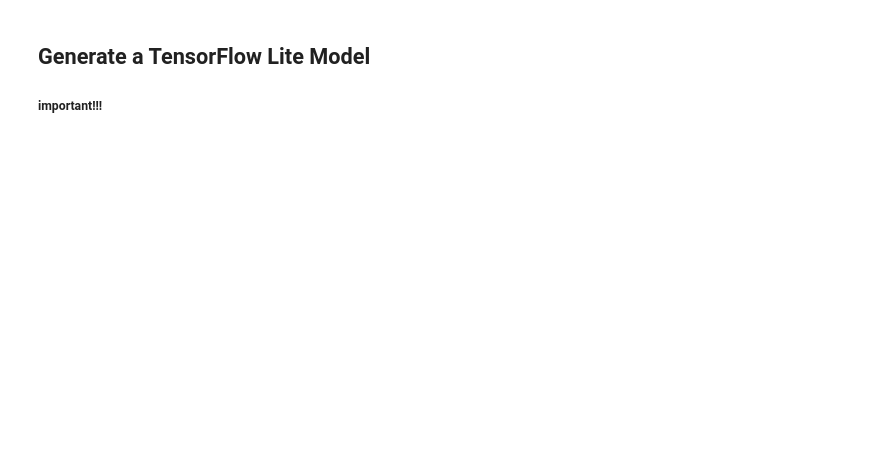
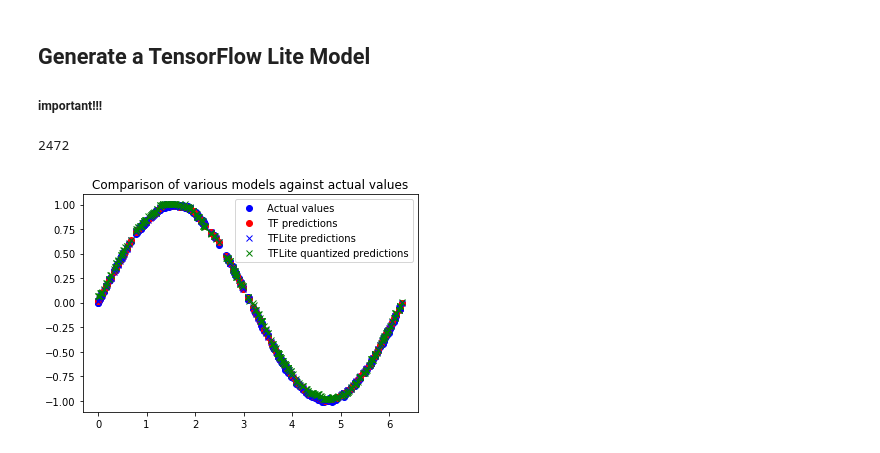
Before and after one commit to phoenixmy/Dive-into-DL-PyTorch, a Jupyter notebook: code/TinyML/C04 - HelloWorld.ipynb, the cells around one changed output. Cells and saved outputs as stored; diff of their text form; code cells hidden in the pictures; blank space fills up the shorter version.

```diff
--- a/code/TinyML/C04 - HelloWorld.ipynb
+++ b/code/TinyML/C04 - HelloWorld.ipynb
@@ -397,3 +400,29 @@ plt.show()
 ## Generate a TensorFlow Lite Model
 
 ##### important!!!
+# %%
+# Convert the model to the TensorFlow Lite format without quantization
+converter = tf.lite.TFLiteConverter.from_saved_model(MODEL_TF)
+model_no_quant_tflite = converter.convert()
+
+# Save the model to disk
+open(MODEL_NO_QUANT_TFLITE, "wb").write(model_no_quant_tflite)
+
+# Convert the model to the TensorFlow Lite format with quantization
+def representative_dataset():
+  for i in range(500):
+    yield([x_train[i].reshape(1, 1)])
+# Set the optimization flag.
+converter.optimizations = [tf.lite.Optimize.DEFAULT]
+# Enforce integer only quantization
+converter.target_spec.supported_ops = [tf.lite.OpsSet.TFLITE_BUILTINS_INT8]
+converter.inference_input_type = tf.int8
+converter.inference_output_type = tf.int8
+# Provide a representative dataset to ensure we quantize correctly.
+converter.representative_dataset = representative_dataset
+model_tflite = converter.convert()
+
+# Save the model to disk
+open(MODEL_TFLITE, "wb").write(model_tflite)
+# %% [output]
+2472
@@ -399,0 +471,17 @@ plt.show()
+# %%
+# Calculate predictions
+y_test_pred_tf = model.predict(x_test)
+y_test_pred_no_quant_tflite = predict_tflite(model_no_quant_tflite, x_test)
+y_test_pred_tflite = predict_tflite(model_tflite, x_test)
+
+# Compare predictions
+plt.clf()
+plt.title('Comparison of various models against actual values')
+plt.plot(x_test, y_test, 'bo', label='Actual values')
+plt.plot(x_test, y_test_pred_tf, 'ro', label='TF predictions')
+plt.plot(x_test, y_test_pred_no_quant_tflite, 'bx', label='TFLite predictions')
+plt.plot(x_test, y_test_pred_tflite, 'gx', label='TFLite quantized predictions')
+plt.legend()
+plt.show()
+# %% [output]
+[figure, added]
```
Also changed, not shown: parts of 11 cells of this notebook, 9 other files.
